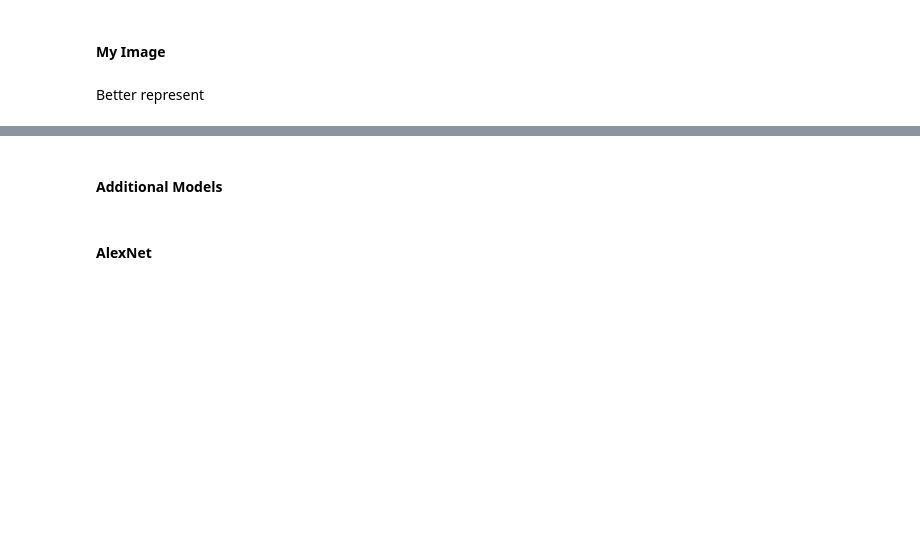
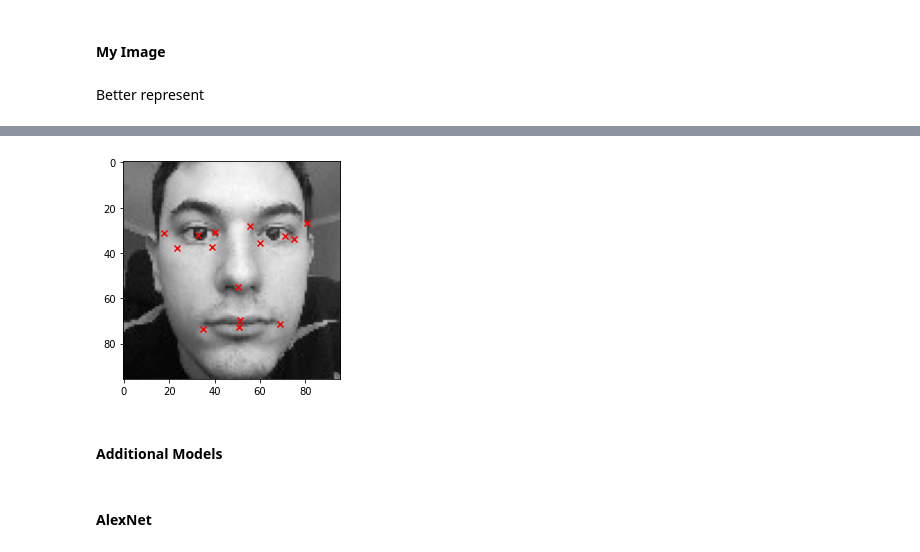
Before and after one commit to mdodovic/Facial-Keypoints-Detection, a Jupyter notebook: keypoints_detector.ipynb, the cells around one changed output, grey strips where cells are left out. Cells and saved outputs as stored; diff of their text form; code cells hidden in the pictures; blank space fills up the shorter version.

```diff
--- a/keypoints_detector.ipynb
+++ b/keypoints_detector.ipynb
@@ -475,0 +481,3 @@ predict_my_image("dataset/mdodovic4.jpg")
+# %%
+predict_my_image("dataset/mdodovic7.jpg")
+# %% [output]
@@ -476,3 +485,4 @@ predict_my_image("dataset/mdodovic4.jpg")
+[figure, added]
 # %% [markdown]
 #### Additional Models
 # %% [markdown]
```
Also changed, not shown: parts of 23 cells of this notebook.
